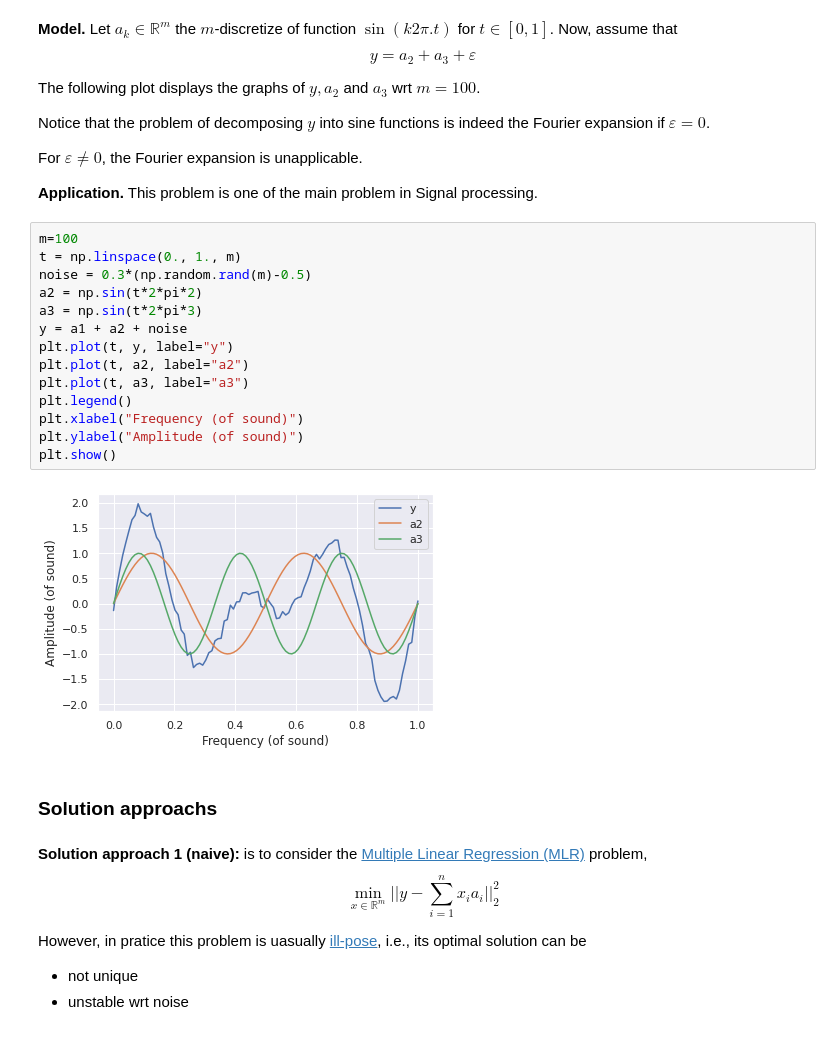
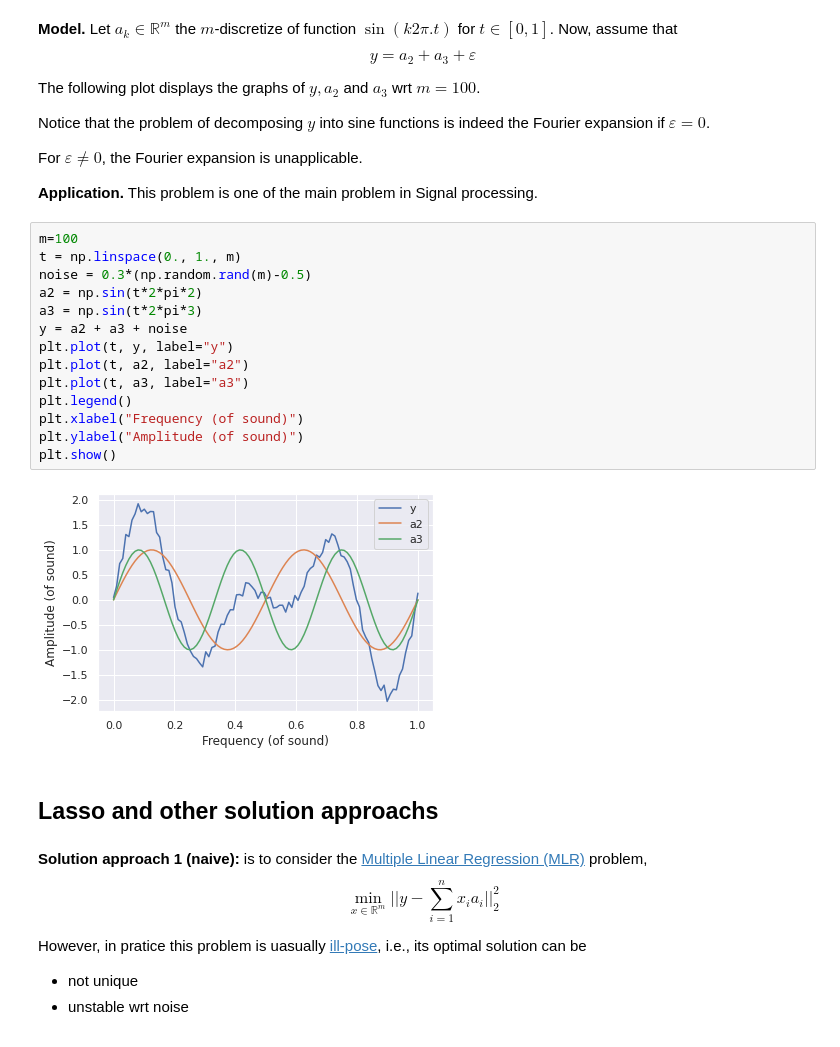
Before and after one commit to Tran-Thu-Le/share, a Jupyter notebook: ML/Lasso.ipynb, the cells around one changed output. Cells and saved outputs as stored; diff of their text form.

```diff
--- a/ML/Lasso.ipynb
+++ b/ML/Lasso.ipynb
@@ -67,21 +80,21 @@ For $\varepsilon\neq 0$, the Fourier expansion is unapplicable.
 # %%
 m=100
 t = np.linspace(0., 1., m)
 noise = 0.3*(np.random.rand(m)-0.5)
 a2 = np.sin(t*2*pi*2)
 a3 = np.sin(t*2*pi*3)
-y = a1 + a2 + noise
+y = a2 + a3 + noise
 plt.plot(t, y, label="y")
 plt.plot(t, a2, label="a2")
 plt.plot(t, a3, label="a3")
 plt.legend()
 plt.xlabel("Frequency (of sound)")
 plt.ylabel("Amplitude (of sound)")
 plt.show()
 # %% [output]
-[figure, old version]
+[figure, new version]
-# %% [markdown]
-### Solution approachs
+# %% [markdown]
+## Lasso and other solution approachs
 # %% [markdown]
 **Solution approach 1 (naive):** is to consider the [Multiple Linear Regression (MLR)][3] problem,
 $$\min_{ x\in \mathbb R^m} ||y-\sum_{i=1}^n x_ia_i||_2^2$$
```
Also changed, not shown: parts of 10 cells of this notebook.
